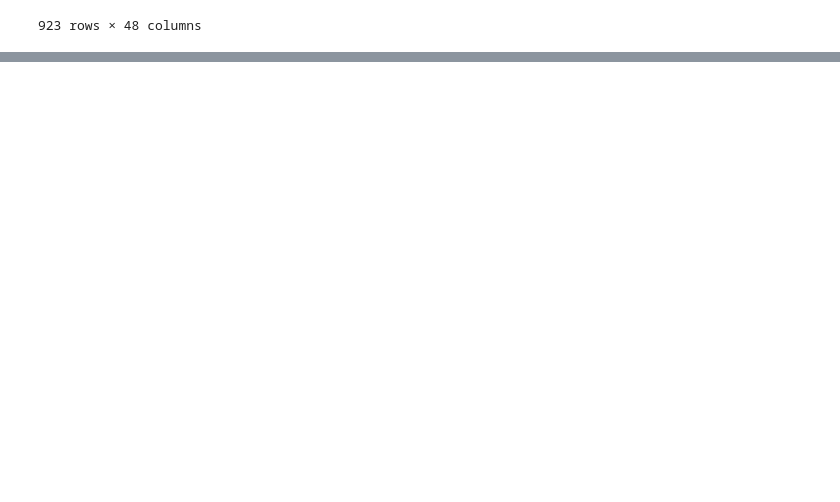
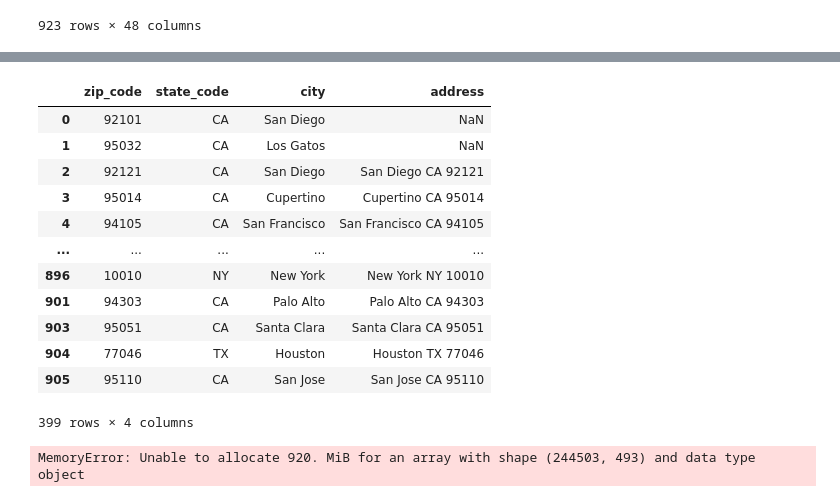
Before and after one commit to GabrielcMiranda/treino-lapes-2024, a Jupyter notebook: data_treatment.ipynb, the cells around one changed output, grey strips where cells are left out. Cells and saved outputs as stored; diff of their text form; code cells hidden in the pictures; blank space fills up the shorter version.

```diff
--- a/data_treatment.ipynb
+++ b/data_treatment.ipynb
@@ -58,4 +58,4 @@ table.drop(columns = 'state_code.1')
 | 922 | 462 | CA | 37.386778 | -121.966277 | 95054 | c:26702 | Santa Clara | Santa Clara CA 95054 | Asempra Technologies | 1 | ... |
 923 rows × 48 columns
 # %%
-table.rename(columns={'Unnamed: 6': 'localty'}, inplace = True)
+table.rename(columns={'localty': 'address'}, inplace = True)
@@ -66,0 +85,21 @@ teste
+# %%
+register = table.groupby("address",dropna=False)[list(["zip_code", "state_code","city","address"])]
+register.head()
+# %% [output]
+|  | zip_code | state_code | city | address |
+| 0 | 92101 | CA | San Diego | NaN |
+| 1 | 95032 | CA | Los Gatos | NaN |
+| 2 | 92121 | CA | San Diego | San Diego CA 92121 |
+| 3 | 95014 | CA | Cupertino | Cupertino CA 95014 |
+| 4 | 94105 | CA | San Francisco | San Francisco CA 94105 |
+| ... | ... | ... | ... | ... |
+| 896 | 10010 | NY | New York | New York NY 10010 |
+| 901 | 94303 | CA | Palo Alto | Palo Alto CA 94303 |
+| 903 | 95051 | CA | Santa Clara | Santa Clara CA 95051 |
+| 904 | 77046 | TX | Houston | Houston TX 77046 |
+| 905 | 95110 | CA | San Jose | San Jose CA 95110 |
+399 rows × 4 columns
+# %%
+table.loc[table['address'].isnull(), table['address']] = table['city'] + table['state_code']+ table['zip_code']
+# %% [output]
+MemoryError: Unable to allocate 920. MiB for an array with shape (244503, 493) and data type object
```
Also changed, not shown: parts of 4 cells of this notebook.
